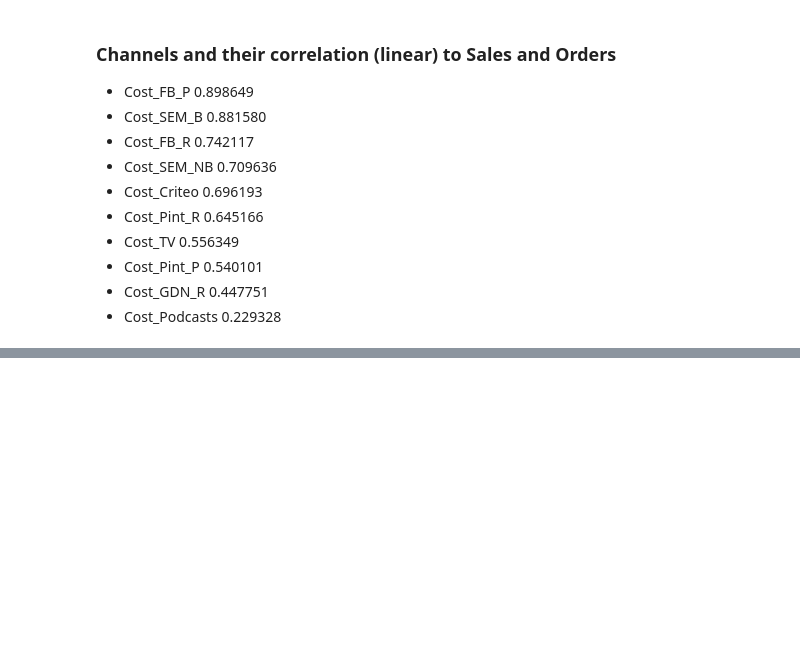
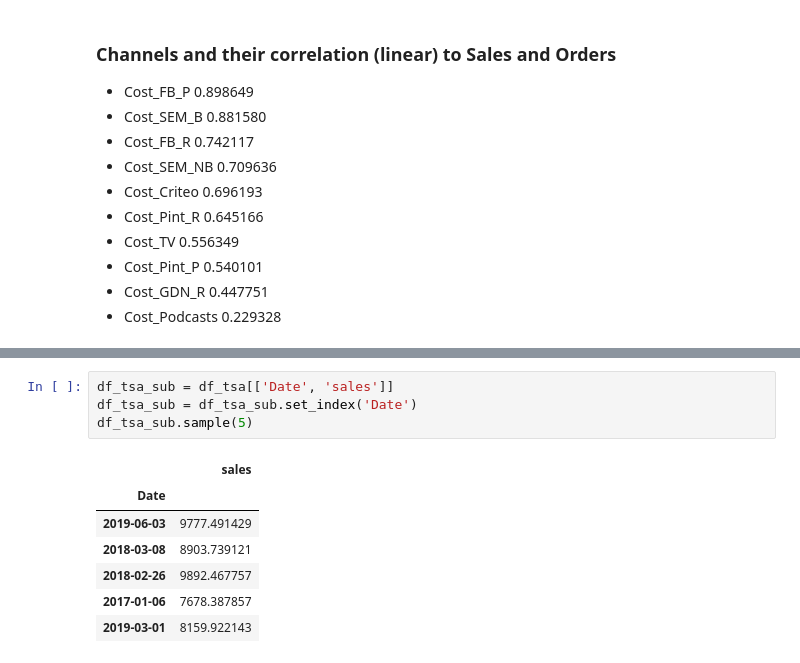
Before and after one commit to LiyiKuo/Market-Channel-Efficiency-Analysis, a Jupyter notebook: Market Channel Efficiency EDA.ipynb, the cells around one changed output, grey strips where cells are left out. Drawn from its saved outputs; the diff is of its cells as text; blank space fills up the shorter version.

```diff
--- a/Market Channel Efficiency EDA.ipynb
+++ b/Market Channel Efficiency EDA.ipynb
@@ -587,0 +607,12 @@ Name: orders, dtype: float64
+# %%
+df_tsa_sub = df_tsa[['Date', 'sales']]
+df_tsa_sub = df_tsa_sub.set_index('Date')
+df_tsa_sub.sample(5)
+# %% [output]
+|  | sales |
+| Date |  |
+| 2019-06-03 | 9777.491429 |
+| 2018-03-08 | 8903.739121 |
+| 2018-02-26 | 9892.467757 |
+| 2017-01-06 | 7678.387857 |
+| 2019-03-01 | 8159.922143 |
```
Also changed, not shown: parts of 18 cells of this notebook.
